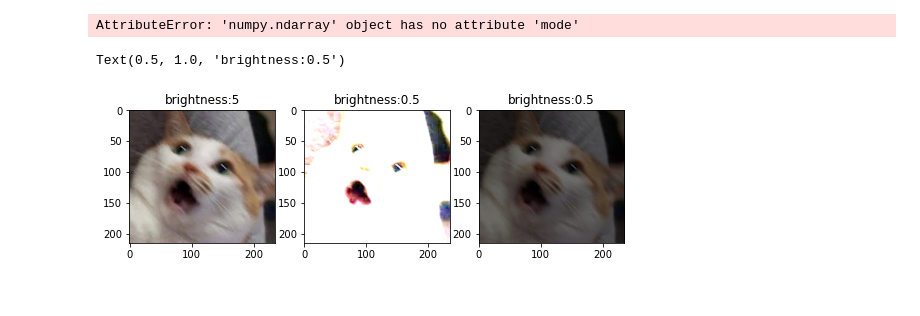
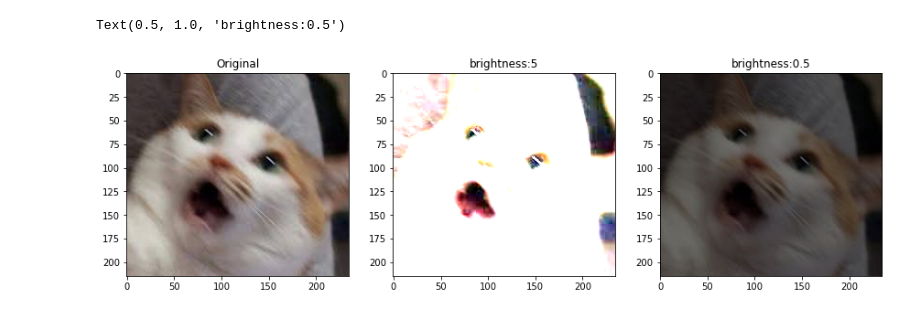
Before and after one commit to yinOUO/test, a Jupyter notebook: final.ipynb, the cells around one changed output. Cells and saved outputs as stored; diff of their text form; code cells hidden in the pictures.

```diff
--- a/final.ipynb
+++ b/final.ipynb
@@ -3,20 +3,2 @@ import cv2, os
 from PIL import Image, ImageEnhance
 from matplotlib import pyplot as plt
-# %%
-# 讀取影像
-img = cv2.imread('img_cat.jpg')
-img = cv2.cvtColor(img, cv2.COLOR_BGR2RGB)
-
-brightness = ImageEnhance.Brightness(img) # 調整亮度
-output_b5 = brightness.enhance(5)         # 提高亮度
-
-plt.figure(figsize=(12, 10))
-plt.subplot(1,2,1)
-plt.title('original image')
-plt.imshow(img)
-plt.subplot(1,2,2)
-plt.title('binary image')
-plt.imshow(output_b5)
-plt.show
-# %% [output]
-AttributeError: 'numpy.ndarray' object has no attribute 'mode'
@@ -68,18 +5,23 @@ plt.show()
 # %%
+#讀取影像
 img = Image.open("img_cat.jpg")
-brightness = ImageEnhance.Brightness(img) # 調整亮度
-output_b5 = brightness.enhance(5)         # 提高亮度
-output_b05 = brightness.enhance(0.5)      # 降低亮度
-plt.figure(figsize=(12,10))   # 改變圖表尺寸
-plt.subplot(241)                     # 建立 4x2 子圖表的上方從左數來第一個圖表
+
+# 調整亮度
+brightness = ImageEnhance.Brightness(img)
+
+output_a = brightness.enhance(5)         # 提高亮度
+output_b = brightness.enhance(0.5)      # 降低亮度
+
+plt.figure(figsize=(20,15))
+plt.subplot(2,4,1)
 plt.imshow(img)
+plt.title('Original')
+plt.subplot(2,4,2)
+plt.imshow(output_a)
 plt.title('brightness:5')
-plt.subplot(242)                     # 建立 4x2 子圖表的上方從左數來第二個圖表
-plt.imshow(output_b5)
+plt.subplot(2,4,3)
+plt.imshow(output_b)
 plt.title('brightness:0.5')
-plt.subplot(243)                     # 建立 4x2 子圖表的上方從左數來第二個圖表
-plt.imshow(output_b05)
-plt.title('brightness:0.5')
 # %% [output]
 Text(0.5, 1.0, 'brightness:0.5')
-[figure, old version]
+[figure, new version]
```
Also changed, not shown: parts of 3 cells of this notebook.
